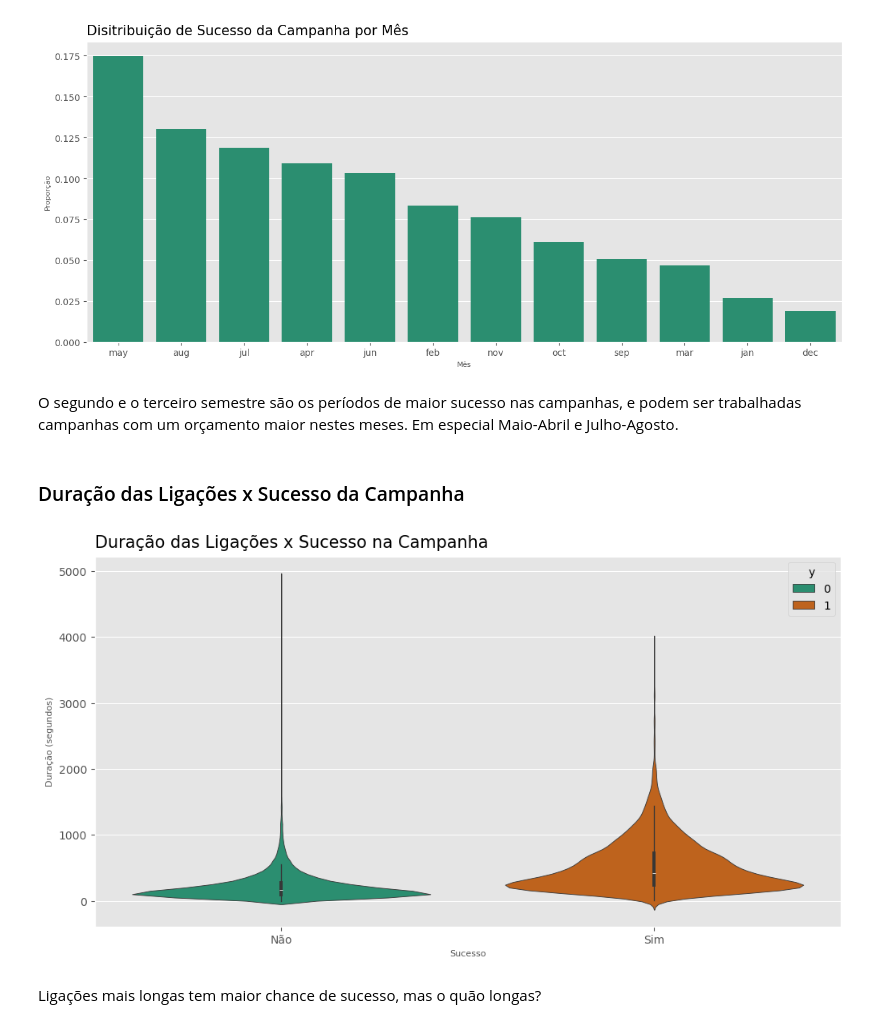
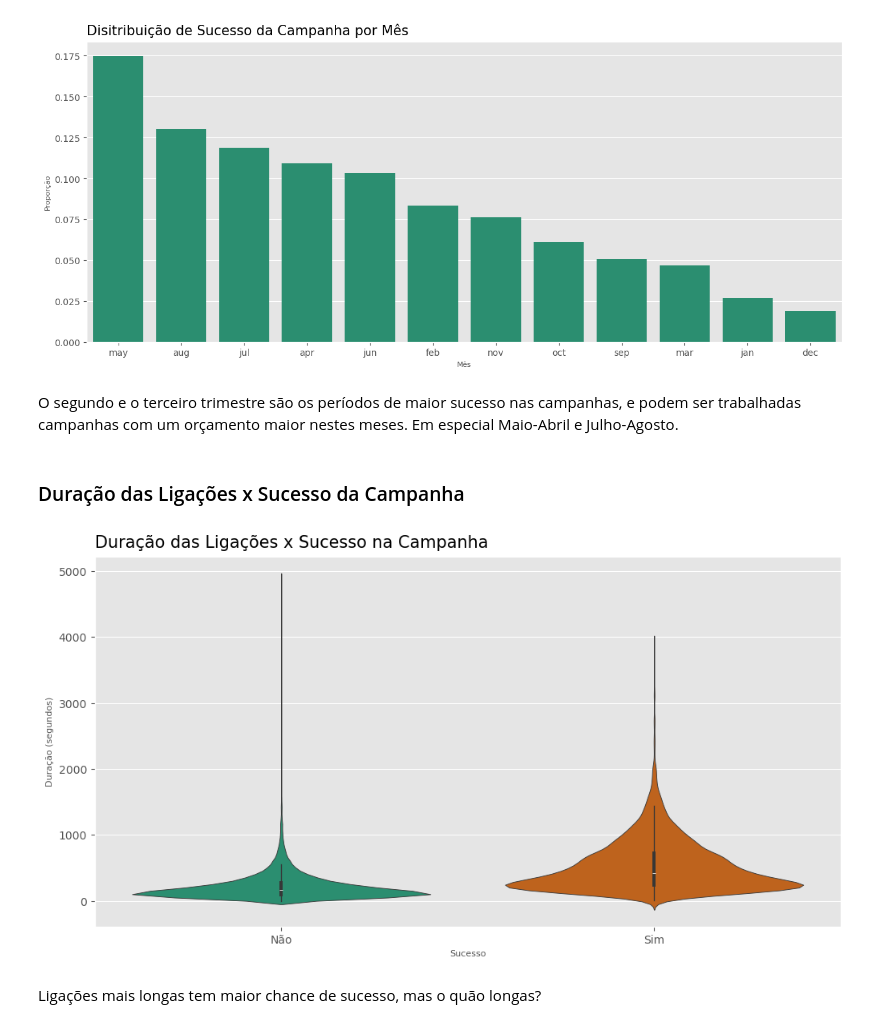
Before and after one commit to datalopes1/bank_marketing_success, a Jupyter notebook: notebooks/eda_e_protipo.ipynb, the cells around one changed output. Drawn from its saved outputs; the diff is of its cells as text; code cells hidden in the pictures.

```diff
--- a/notebooks/eda.ipynb
+++ b/notebooks/eda_e_protipo.ipynb
@@ -599,20 +599,21 @@ plt.show()
 # %% [output]
 [figure]
 # %% [markdown]
-O segundo e o terceiro semestre são os períodos de maior sucesso nas campanhas, e podem ser trabalhadas campanhas com um orçamento maior nestes meses. Em especial Maio-Abril e Julho-Agosto.
+O segundo e o terceiro trimestre são os períodos de maior sucesso nas campanhas, e podem ser trabalhadas campanhas com um orçamento maior nestes meses. Em especial Maio-Abril e Julho-Agosto.
 # %% [markdown]
 ### Duração das Ligações x Sucesso da Campanha
 # %%
 fig, ax = plt.subplots(figsize = (12, 6))
 
 sns.violinplot(x = df.y, y = df.duration, hue = df.y)
 ax.set_title("Duração das Ligações x Sucesso na Campanha", fontsize = 15, pad = 8, loc = 'left')
 ax.set_xlabel("Sucesso", fontsize = 8)
 ax.set_ylabel("Duração (segundos)", fontsize = 8)
 ax.set_xticklabels(['Não', 'Sim'])
+ax.legend().remove()
 plt.show()
 # %% [output]
-[figure, old version]
+[figure, new version]
 # %% [markdown]
 Ligações mais longas tem maior chance de sucesso, mas o quão longas?
 # %%
```
Also changed, not shown: parts of 9 cells of this notebook, 5 other files.
